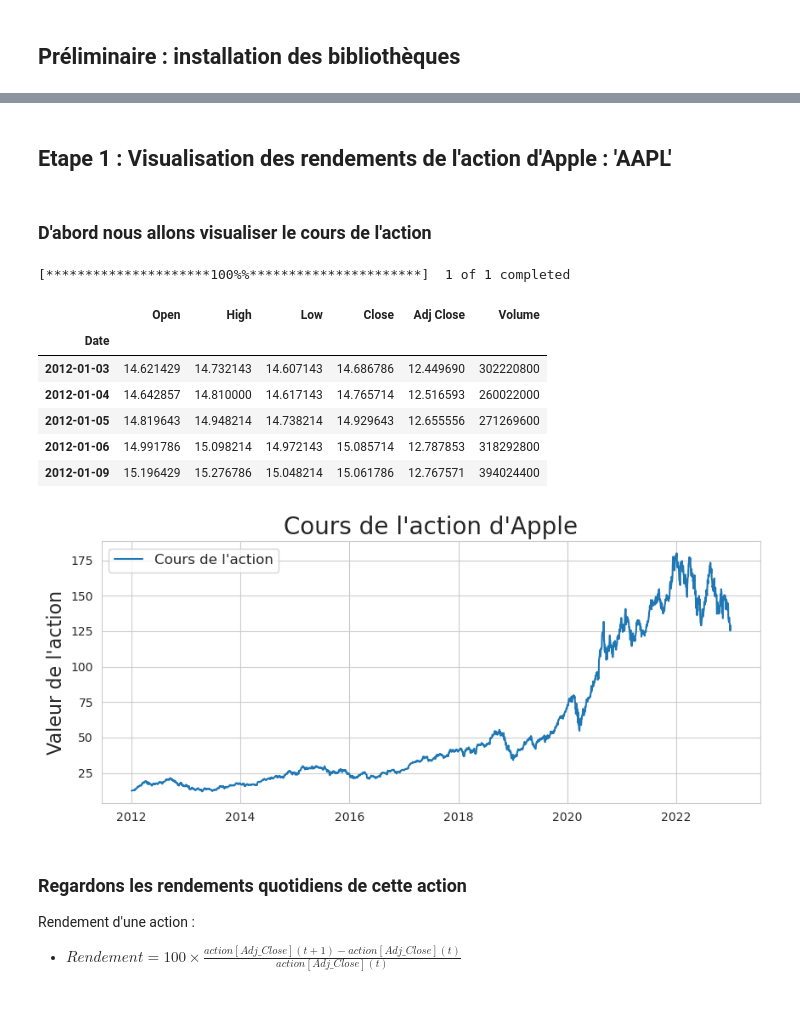
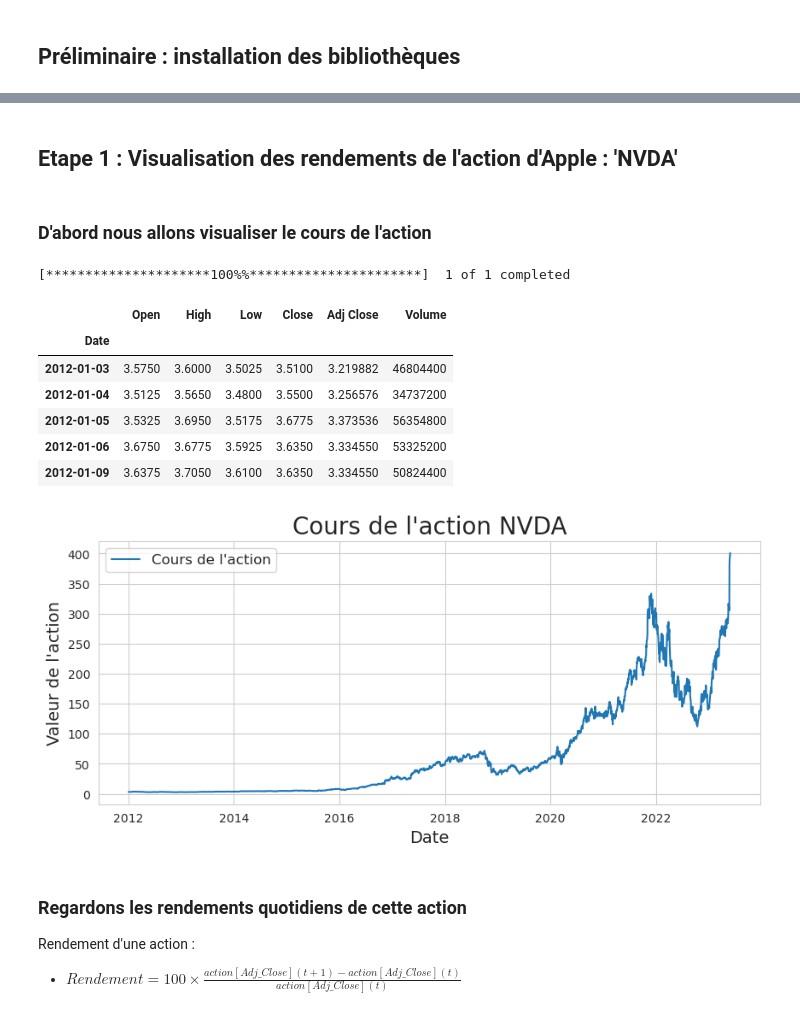
Before and after one commit to RyanSAMAMA/Ensae_projetMDR, a Jupyter notebook: GarchFinal.ipynb, the cells around one changed output, grey strips where cells are left out. Drawn from its saved outputs; the diff is of its cells as text; code cells hidden in the pictures.

```diff
--- a/GarchFinal.ipynb
+++ b/GarchFinal.ipynb
@@ -43,16 +70,16 @@ from arch import arch_model
 from scipy.stats import norm
 sns.set_style('whitegrid')
 # %% [markdown]
-## Etape 1 : Visualisation des rendements de l'action d'Apple : 'AAPL'
+## Etape 1 : Visualisation des rendements de l'action d'Apple : 'NVDA'
 # %% [markdown]
 ### D'abord nous allons visualiser le cours de l'action
 # %%
 # Choix de l'action
-action_nom = 'AAPL'
+action_nom = 'NVDA'
 
 # Téléchargement des données boursières sous forme d'un dataframe
 st = datetime(2012,1,1)
-ed = datetime(2022,12,30)
+ed = datetime(2023,5,31)
 action_df = yf.download(tickers=action_nom, start=st, end=ed)
 
 # Visualisation
@@ -61,23 +88,24 @@ action_df.head(5)
 [*********************100%%**********************]  1 of 1 completed
 |  | Open | High | Low | Close | Adj Close | Volume |
 | Date |  |  |  |  |  |  |
-| 2012-01-03 | 14.621429 | 14.732143 | 14.607143 | 14.686786 | 12.449690 | 302220800 |
-| 2012-01-04 | 14.642857 | 14.810000 | 14.617143 | 14.765714 | 12.516593 | 260022000 |
-| 2012-01-05 | 14.819643 | 14.948214 | 14.738214 | 14.929643 | 12.655556 | 271269600 |
-| 2012-01-06 | 14.991786 | 15.098214 | 14.972143 | 15.085714 | 12.787853 | 318292800 |
-| 2012-01-09 | 15.196429 | 15.276786 | 15.048214 | 15.061786 | 12.767571 | 394024400 |
+| 2012-01-03 | 3.5750 | 3.6000 | 3.5025 | 3.5100 | 3.219882 | 46804400 |
+| 2012-01-04 | 3.5125 | 3.5650 | 3.4800 | 3.5500 | 3.256576 | 34737200 |
+| 2012-01-05 | 3.5325 | 3.6950 | 3.5175 | 3.6775 | 3.373536 | 56354800 |
+| 2012-01-06 | 3.6750 | 3.6775 | 3.5925 | 3.6350 | 3.334550 | 53325200 |
+| 2012-01-09 | 3.6375 | 3.7050 | 3.6100 | 3.6350 | 3.334550 | 50824400 |
 # %%
 # Tracé du cours de l'action
 plt.figure(figsize=(10,4))
 
 plt.plot(action_df['Adj Close'], label='Cours de l\'action')
-plt.ylabel('Valeur de l\'action', fontsize=16)
+plt.ylabel('Valeur de l\'action', fontsize=14)
+plt.xlabel('Date', fontsize=14)
 plt.legend(fontsize=12)
-plt.title('Cours de l\'action d\'Apple', fontsize=20)
+plt.title('Cours de l\'action ' + action_nom, fontsize=20)
 
 plt.show()
 # %% [output]
-[figure, old version]
+[figure, new version]
 # %% [markdown]
 ### Regardons les rendements quotidiens de cette action
 
```
Also changed, not shown: parts of 17 cells of this notebook.
